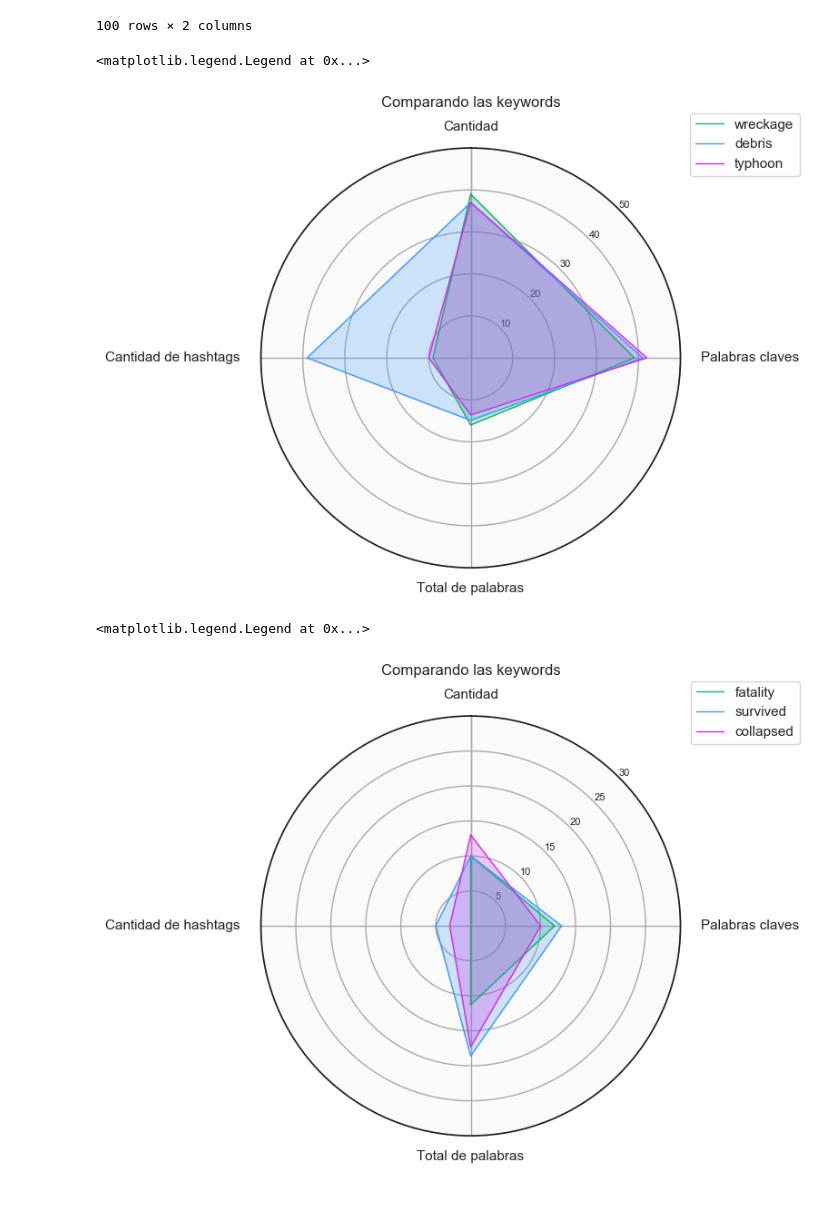
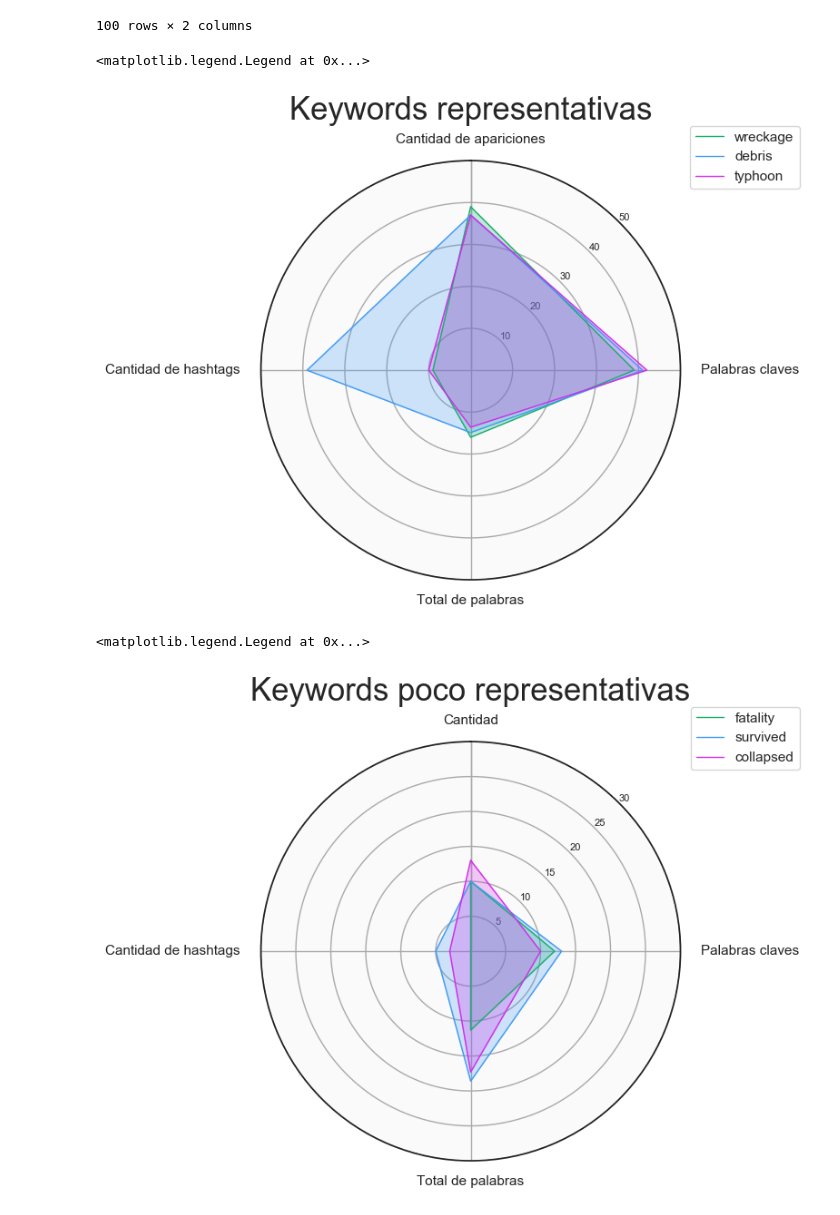
Before and after one commit to patopizzini/Organizacion_Datos_1C2020, a Jupyter notebook: TP1/TP1_Andres.ipynb, the cells around one changed output. Drawn from its saved outputs; the diff is of its cells as text; code cells hidden in the pictures.

```diff
--- a/TP1/TP1_Andres.ipynb
+++ b/TP1/TP1_Andres.ipynb
@@ -261,6 +261,6 @@ plt.show()
 # %%
 target1.head()
 result = target1.groupby(['keyword']).agg({'id':'count','matches':'sum','totalwords':np.average,'length':np.average, 'hashtagsCantidad':'sum'}).reset_index()
-result.rename(columns={'id':'Cantidad', 'matches':'Palabras claves', 'totalwords': 'Total de palabras', 'length':'Longitud', 'hashtagsCantidad':'Cantidad de hashtags'}, inplace=True)
+result.rename(columns={'id':'Cantidad de apariciones', 'matches':'Palabras claves', 'totalwords': 'Total de palabras', 'length':'Longitud', 'hashtagsCantidad':'Cantidad de hashtags'}, inplace=True)
 result.head()
 # %% [output]
@@ -305,19 +305,19 @@ keywordsMIN.head(200)
 | 42 | collapsed | 10 |
 100 rows × 2 columns
 # %%
-resultTarget1MAX = result.nlargest(200, 'Cantidad')
-resultTarget1MIN = result.nsmallest(200, 'Cantidad')
+resultTarget1MAX = result.nlargest(200, 'Cantidad de apariciones')
+resultTarget1MIN = result.nsmallest(200, 'Cantidad de apariciones')
 #outbreak = resultTarget1.loc[resultTarget1['keyword'] == 'outbreak']
 #lista = [outbreak['Cantidad'],outbreak['Palabras claves']]
 # %%
 def obtenerValuesDelRow(df):
     my_list = []
     for index, rows in df.iterrows():
-        my_list = [rows['Cantidad'], rows['Palabras claves'], rows['Total de palabras'], rows['Cantidad de hashtags']]
+        my_list = [rows['Cantidad de apariciones'], rows['Palabras claves'], rows['Total de palabras'], rows['Cantidad de hashtags']]
     return my_list
 # %%
 # Each attribute we'll plot in the radar chart.
-labels = ['Cantidad', 'Palabras claves', 'Total de palabras', 'Cantidad de hashtags']
+labels = ['Cantidad de apariciones', 'Palabras claves', 'Total de palabras', 'Cantidad de hashtags']
 
 # Number of variables we're plotting.
 num_vars = len(labels)
@@ -360,38 +360,38 @@ for label, angle in zip(ax.get_xticklabels(), angles):
     label.set_horizontalalignment('center')
   elif 0 < angle < np.pi:
     label.set_horizontalalignment('left')
   else:
     label.set_horizontalalignment('right')
 
 # Ensure radar goes from 0 to 100.
 ax.set_ylim(0, 50)
 # You can also set gridlines manually like this:
 # ax.set_rgrids([20, 40, 60, 80, 100])
 
 # Set position of y-labels (0-100) to be in the middle
 # of the first two axes.
 ax.set_rlabel_position(180 / num_vars)
 # Add some custom styling.
 # Change the color of the tick labels.
 ax.tick_params(colors='#222222')
 # Make the y-axis (0-100) labels smaller.
 ax.tick_params(axis='y', labelsize=8)
 # Change the color of the circular gridlines.
 ax.grid(color='#AAAAAA')
 # Change the color of the outermost gridline (the spine).
 ax.spines['polar'].set_color('#222222')
 # Change the background color inside the circle itself.
 ax.set_facecolor('#FAFAFA')
 # Add title.
-ax.set_title('Comparando las keywords', y=1.08)
+ax.set_title('Keywords representativas', y=1.08, fontsize=25)
 # Add a legend as well.
 ax.legend(loc='upper right', bbox_to_anchor=(1.3, 1.1))
 # %% [output]
 <matplotlib.legend.Legend at 0x...>
-[figure, old version]
+[figure, new version]
 # %%
 # Each attribute we'll plot in the radar chart.
-labels = ['Cantidad', 'Palabras claves', 'Total de palabras', 'Cantidad de hashtags']
+labels = ['Cantidad de apariciones', 'Palabras claves', 'Total de palabras', 'Cantidad de hashtags']
 
 # Number of variables we're plotting.
 num_vars = len(labels)
@@ -457,9 +457,9 @@ ax.spines['polar'].set_color('#222222')
 # Change the background color inside the circle itself.
 ax.set_facecolor('#FAFAFA')
 # Add title.
-ax.set_title('Comparando las keywords', y=1.08)
+ax.set_title('Keywords poco representativas', y=1.08, fontsize=25)
 # Add a legend as well.
 ax.legend(loc='upper right', bbox_to_anchor=(1.3, 1.1))
 # %% [output]
 <matplotlib.legend.Legend at 0x...>
-[figure, old version]
+[figure, new version]
```
Also changed, not shown: parts of 1 cell of this notebook.
